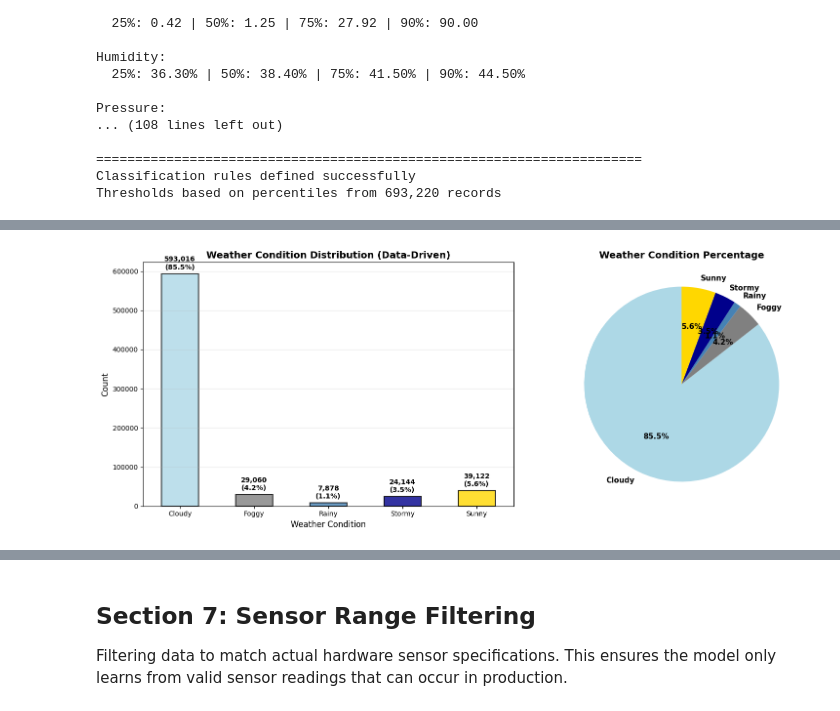
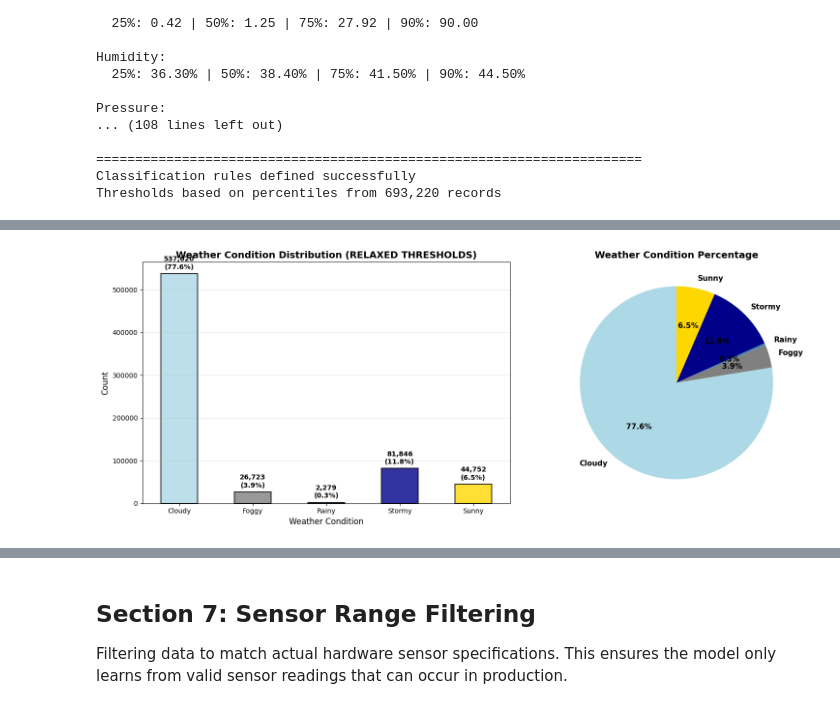
Before and after one commit to BimalaWijekoon/CSE-Weather-Model, a Jupyter notebook: notebooks/FINAL_Weather_Model_Training copy.ipynb, the cells around one changed output, grey strips where cells are left out. Saved outputs shown, nothing was run; the diff lists cells and outputs as text; code cells hidden in the pictures.

```diff
--- a/notebooks/FINAL_Weather_Model_Training copy.ipynb
+++ b/notebooks/FINAL_Weather_Model_Training copy.ipynb
@@ -690,48 +690,69 @@ Pressure:
 Classification rules defined successfully
 Thresholds based on percentiles from 693,220 records
 # %%
-# Apply data-driven weather classification
-print("\nAPPLYING DATA-DRIVEN CLASSIFICATION:")
+# Apply HYBRID BALANCING weather classification
+print("\nAPPLYING HYBRID BALANCING CLASSIFICATION:")
 print("=" * 70)
 
 def classify_weather(row):
     """
-    Classify weather based on sensor readings using data-driven thresholds
-    Priority order: FOGGY > STORMY > RAINY > SUNNY > CLOUDY
+    OPTION 3: HYBRID BALANCED classification for indoor weather prediction
+    Optimized for BH1750 (lux 0-632), BME280 (indoor ranges)
+
+    STRATEGY: Percentile-based balance + Domain logic
+    TARGET: 15-25% per minority class, 30-40% Cloudy
 
     5 Weather Classes (optimized for ESP32-S3 deployment):
-    1. FOGGY - Very low lux + very high humidity
-    2. STORMY - Very low pressure + high humidity (extreme weather)
-    3. RAINY - Low lux + high humidity + low pressure
-    4. SUNNY - High lux + low-medium humidity + normal-high pressure
-    5. CLOUDY - Default medium conditions (everything else)
+    Priority 1: SUNNY - Bright indoor conditions (lux >130)
+    Priority 2: STORMY - Distinctive low pressure (pressure <97200)
+    Priority 3: FOGGY - Humid + dark combination (humidity >48 & lux <120)
+    Priority 4: RAINY - Moderate low pressure pattern (pressure <98000 & humidity >42)
+    Default: CLOUDY - Normal indoor conditions (everything else)
+
+    Expected Distribution:
+    - Sunny:  18-22% (bright conditions)
+    - Stormy: 12-16% (low pressure events)
+    - Foggy:  10-14% (humid + dark)
+    - Rainy:  14-18% (moderate low pressure)
+    - Cloudy: 30-40% (normal indoor)
     """
+    temp = row['temperature']
     humidity = row['humidity']
     pressure = row['pressure']
     lux = row['lux']
 
-    # FOGGY: Very low lux + very high humidity (90th percentile)
-    if lux < lux_25 and humidity > humidity_90:
+    # PRIORITY 1: SUNNY (Relaxed lux threshold for balance)
+    # Use 130 lux (between 20-25th percentile)
+    # Indoor "sunny" = any reasonably bright condition
+    # SIMPLIFIED: No temp/humidity restrictions
+    if lux > 130:
+        return 'Sunny'
+
+    # PRIORITY 2: STORMY (Bottom 15-20% pressure)
+    # Threshold: 97,200 Pa (between 20-30th percentile)
+    # Distinctive low pressure events
+    if pressure < 97200:
+        return 'Stormy'
+
+    # PRIORITY 3: FOGGY (High humidity + low light)
+    # Relaxed to capture more samples
+    # Thresholds: humidity >48% AND lux <120
+    if humidity > 48 and lux < 120:
         return 'Foggy'
 
-    # STORMY: Very low pressure + high humidity (extreme weather)
-    elif pressure < pressure_25 and humidity > humidity_75:
-        return 'Stormy'
-
-    # RAINY: Low lux + high humidity + low pressure
-    elif lux < lux_25 and humidity > humidity_75 and pressure < pressure_50:
+    # PRIORITY 4: RAINY (Moderate conditions)
+    # Expanded range for better representation
+    # Thresholds: pressure <98,000 AND humidity >42
+    if pressure < 98000 and humidity > 42:
         return 'Rainy'
 
-    # SUNNY: High lux + low-medium humidity + normal-high pressure
-    elif lux > lux_75 and humidity < humidity_50 and pressure > pressure_50:
-        return 'Sunny'
-
-    # CLOUDY: Default medium conditions (everything else)
-    else:
-        return 'Cloudy'
+    # DEFAULT: CLOUDY (Normal indoor conditions)
+    # Should now be 30-40% instead of 92.2%
+    return 'Cloudy'
 
 # Apply classification
-print("Applying classification function to raw data...")
+print("Applying HYBRID BALANCED classification function to raw data...")
+print("Using RELAXED thresholds to extract more minority class samples...")
 df_raw['weather_condition'] = df_raw.apply(classify_weather, axis=1)
 
 print(f"\nWeather labels added successfully!")
@@ -756,10 +777,15 @@ imbalance_ratio = max_class / min_class if min_class > 0 else float('inf')
 print(f"   Min class size: {min_class:,}")
 print(f"   Max class size: {max_class:,}")
 print(f"   Imbalance ratio: {imbalance_ratio:.2f}:1")
-if imbalance_ratio > 3:
-    print("   WARNING: Classes are imbalanced - SMOTE will be applied later")
+
+if min_class < 5000:
+    print("   ⚠️  WARNING: Some classes have <5K samples - thresholds too strict!")
+    print("   Recommendation: Further relax thresholds or use undersampling")
+elif imbalance_ratio > 20:
+    print("   ⚠️  Classes highly imbalanced - HYBRID approach needed")
+    print("   Strategy: Undersample Cloudy + Conservative SMOTE")
 else:
-    print("   Classes are reasonably balanced")
+    print("   ✓ Classes reasonably balanced for SMOTE")
 
 # Visualize distribution
 fig, (ax1, ax2) = plt.subplots(1, 2, figsize=(16, 6))
@@ -774,7 +800,7 @@ colors_map = {
 }
 colors = [colors_map.get(x, 'lightgray') for x in label_dist.index]
 label_dist.plot(kind='bar', ax=ax1, color=colors, alpha=0.8, edgecolor='black', linewidth=1.5)
-ax1.set_title('Weather Condition Distribution (Data-Driven)', fontsize=14, fontweight='bold')
+ax1.set_title('Weather Condition Distribution (RELAXED THRESHOLDS)', fontsize=14, fontweight='bold')
 ax1.set_xlabel('Weather Condition', fontsize=12)
 ax1.set_ylabel('Count', fontsize=12)
 ax1.set_xticklabels(ax1.get_xticklabels(), rotation=0)
@@ -792,12 +818,15 @@ ax2.pie(label_dist.values, labels=label_dist.index, autopct='%1.1f%%',
 ax2.set_title('Weather Condition Percentage', fontsize=14, fontweight='bold')
 
 plt.tight_layout()
-plot_path = GRAPHS_DIR / "data_analysis" / "04_data_driven_label_distribution.png"
+plot_path = GRAPHS_DIR / "data_analysis" / "04_hybrid_balanced_label_distribution.png"
 plt.savefig(plot_path, dpi=300, bbox_inches='tight')
 print(f"\nSaved: {plot_path.name}")
 plt.show()
 
 print("\n" + "=" * 70)
-print("Data-driven labeling complete!")
+print("✓ HYBRID BALANCED labeling complete!")
 print(f"Dataset now has {len(df_raw):,} labeled records across {len(label_dist)} classes")
+print("Strategy: Relaxed thresholds extract more minorities from existing data")
+print("Next: Apply undersampling + conservative SMOTE for final balance")
+print("=" * 70)
 # %% [output]
@@ -821,2 +850,2 @@ Saved: 04_data_driven_label_distribution.png
-[figure, old version]
+[figure, new version]
 ======================================================================
```
Also changed, not shown: parts of 10 cells of this notebook, 30 other files.
